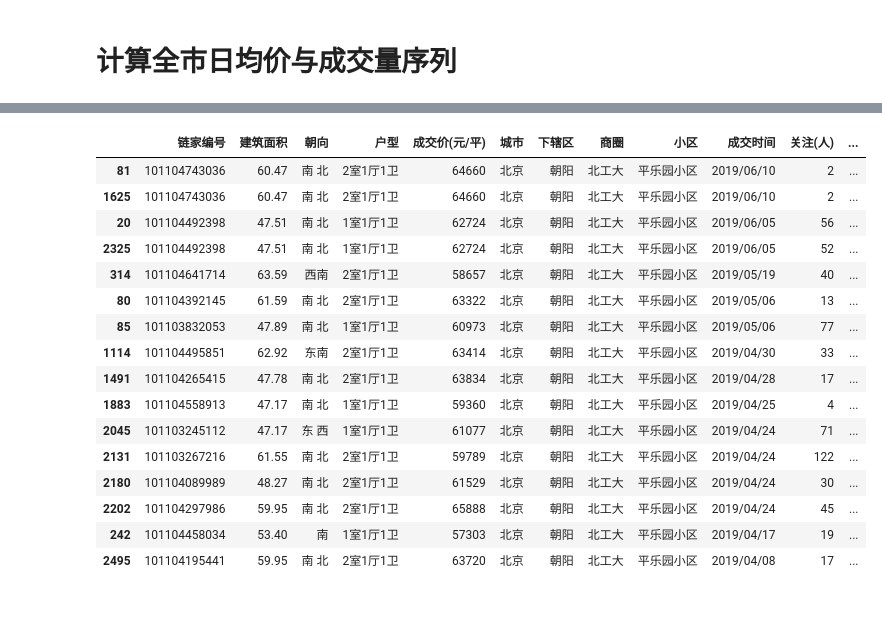
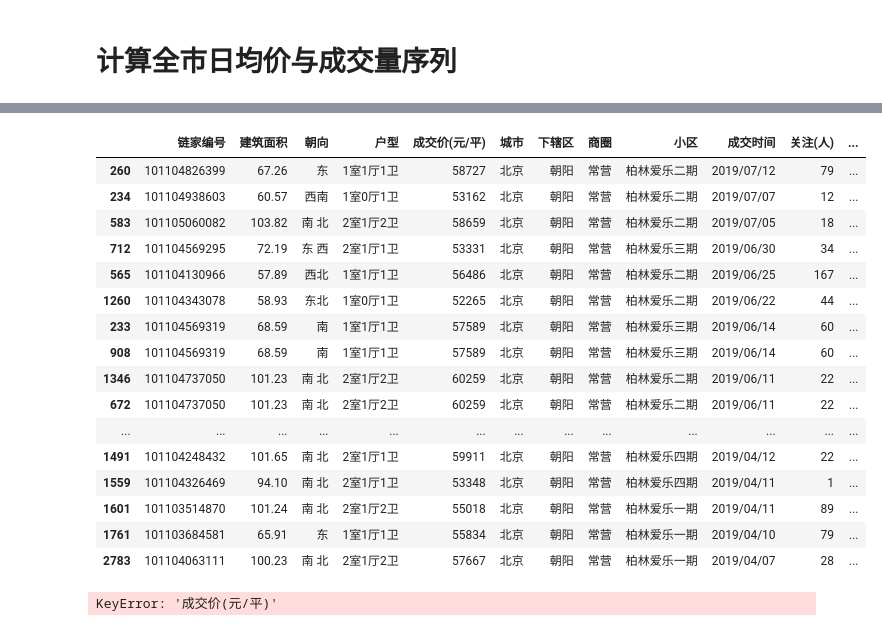
Before and after one commit to naoko821/LianjiaSpider, a Jupyter notebook: analysis.ipynb, the cells around one changed output, grey strips where cells are left out. Drawn from its saved outputs; the diff is of its cells as text; code cells hidden in the pictures.

```diff
--- a/analysis.ipynb
+++ b/analysis.ipynb
@@ -3,18 +3,20 @@
 # %%
 import pandas as pd
 import os
-cityShort = 'SH'
-city_map = {'BJ':'Bei Jing', 'SH': 'Shang Hai'}
-dir_map = {'BJ':'chengjiao', 'SH':'chengjiaoSH'}
-city = city_map[cityShort]
+city = '北京'
 
 dfs = []
-for root, dirs, files in os.walk(dir_map[cityShort]):
+for root, dirs, files in os.walk('chengjiao-%s'%city):
     #print(root, files, dirs)
     files.sort()
     for f in files:
         print(root, f)
-        dfs.append(pd.read_excel(os.path.join(root, f)))
+        if f.endswith('.xls'):
+            dfs.append(pd.read_excel(os.path.join(root, f), converters = {'成交价(元/平)':lambda x:float(x),
+                                                                          '链家编号':str}))
+        if f.endswith('.csv'):
+            dfs.append(pd.read_csv(os.path.join(root, f), converters = {'成交价(元/平)':lambda x:float(x),
+                                                                        '链家编号':str}))
 df = pd.concat(dfs)
 df = df.drop_duplicates(subset=['链家编号'])
 df = df.loc[df['成交价(元/平)']> 1000]
@@ -114,23 +126,32 @@ for district in districts:
 # %%
 pd.options.display.max_columns = None
 #df.loc[df['小区'].str.contains('团结湖南里')]
-#df.loc[df['小区'].str.contains('爱乐')].sort_values(by='成交时间', ascending=False)
-df.loc[df['小区'].str.contains('平乐园')].sort_values(by='成交时间', ascending=False)
+df.loc[df['小区'].str.contains('爱乐')].sort_values(by='成交时间', ascending=False)
+#df.loc[df['小区'].str.contains('平乐园')].sort_values(by='成交时间', ascending=False)
 # %% [output]
 |  | 链家编号 | 建筑面积 | 朝向 | 户型 | 成交价(元/平) | 城市 | 下辖区 | 商圈 | 小区 | 成交时间 | 关注(人) | ... |
-| 81 | 101104743036 | 60.47 | 南 北 | 2室1厅1卫 | 64660 | 北京 | 朝阳 | 北工大 | 平乐园小区 | 2019/06/10 | 2 | ... |
-| 1625 | 101104743036 | 60.47 | 南 北 | 2室1厅1卫 | 64660 | 北京 | 朝阳 | 北工大 | 平乐园小区 | 2019/06/10 | 2 | ... |
-| 20 | 101104492398 | 47.51 | 南 北 | 1室1厅1卫 | 62724 | 北京 | 朝阳 | 北工大 | 平乐园小区 | 2019/06/05 | 56 | ... |
-| 2325 | 101104492398 | 47.51 | 南 北 | 1室1厅1卫 | 62724 | 北京 | 朝阳 | 北工大 | 平乐园小区 | 2019/06/05 | 52 | ... |
-| 314 | 101104641714 | 63.59 | 西南 | 2室1厅1卫 | 58657 | 北京 | 朝阳 | 北工大 | 平乐园小区 | 2019/05/19 | 40 | ... |
-| 80 | 101104392145 | 61.59 | 南 北 | 2室1厅1卫 | 63322 | 北京 | 朝阳 | 北工大 | 平乐园小区 | 2019/05/06 | 13 | ... |
-| 85 | 101103832053 | 47.89 | 南 北 | 1室1厅1卫 | 60973 | 北京 | 朝阳 | 北工大 | 平乐园小区 | 2019/05/06 | 77 | ... |
-| 1114 | 101104495851 | 62.92 | 东南 | 2室1厅1卫 | 63414 | 北京 | 朝阳 | 北工大 | 平乐园小区 | 2019/04/30 | 33 | ... |
-| 1491 | 101104265415 | 47.78 | 南 北 | 2室1厅1卫 | 63834 | 北京 | 朝阳 | 北工大 | 平乐园小区 | 2019/04/28 | 17 | ... |
-| 1883 | 101104558913 | 47.17 | 南 北 | 1室1厅1卫 | 59360 | 北京 | 朝阳 | 北工大 | 平乐园小区 | 2019/04/25 | 4 | ... |
-| 2045 | 101103245112 | 47.17 | 东 西 | 1室1厅1卫 | 61077 | 北京 | 朝阳 | 北工大 | 平乐园小区 | 2019/04/24 | 71 | ... |
-| 2131 | 101103267216 | 61.55 | 南 北 | 2室1厅1卫 | 59789 | 北京 | 朝阳 | 北工大 | 平乐园小区 | 2019/04/24 | 122 | ... |
-| 2180 | 101104089989 | 48.27 | 南 北 | 2室1厅1卫 | 61529 | 北京 | 朝阳 | 北工大 | 平乐园小区 | 2019/04/24 | 30 | ... |
-| 2202 | 101104297986 | 59.95 | 南 北 | 2室1厅1卫 | 65888 | 北京 | 朝阳 | 北工大 | 平乐园小区 | 2019/04/24 | 45 | ... |
-| 242 | 101104458034 | 53.40 | 南 | 1室1厅1卫 | 57303 | 北京 | 朝阳 | 北工大 | 平乐园小区 | 2019/04/17 | 19 | ... |
-| 2495 | 101104195441 | 59.95 | 南 北 | 2室1厅1卫 | 63720 | 北京 | 朝阳 | 北工大 | 平乐园小区 | 2019/04/08 | 17 | ... |
+| 260 | 101104826399 | 67.26 | 东 | 1室1厅1卫 | 58727 | 北京 | 朝阳 | 常营 | 柏林爱乐二期 | 2019/07/12 | 79 | ... |
+| 234 | 101104938603 | 60.57 | 西南 | 1室0厅1卫 | 53162 | 北京 | 朝阳 | 常营 | 柏林爱乐二期 | 2019/07/07 | 12 | ... |
+| 583 | 101105060082 | 103.82 | 南 北 | 2室1厅2卫 | 58659 | 北京 | 朝阳 | 常营 | 柏林爱乐二期 | 2019/07/05 | 18 | ... |
+| 712 | 101104569295 | 72.19 | 东 西 | 2室1厅1卫 | 53331 | 北京 | 朝阳 | 常营 | 柏林爱乐三期 | 2019/06/30 | 34 | ... |
+| 565 | 101104130966 | 57.89 | 西北 | 1室1厅1卫 | 56486 | 北京 | 朝阳 | 常营 | 柏林爱乐二期 | 2019/06/25 | 167 | ... |
+| 1260 | 101104343078 | 58.93 | 东北 | 1室0厅1卫 | 52265 | 北京 | 朝阳 | 常营 | 柏林爱乐二期 | 2019/06/22 | 44 | ... |
+| 233 | 101104569319 | 68.59 | 南 | 1室1厅1卫 | 57589 | 北京 | 朝阳 | 常营 | 柏林爱乐三期 | 2019/06/14 | 60 | ... |
+| 908 | 101104569319 | 68.59 | 南 | 1室1厅1卫 | 57589 | 北京 | 朝阳 | 常营 | 柏林爱乐三期 | 2019/06/14 | 60 | ... |
+| 1346 | 101104737050 | 101.23 | 南 北 | 2室1厅2卫 | 60259 | 北京 | 朝阳 | 常营 | 柏林爱乐二期 | 2019/06/11 | 22 | ... |
+| 672 | 101104737050 | 101.23 | 南 北 | 2室1厅2卫 | 60259 | 北京 | 朝阳 | 常营 | 柏林爱乐二期 | 2019/06/11 | 22 | ... |
+| ... | ... | ... | ... | ... | ... | ... | ... | ... | ... | ... | ... | ... |
+| 1491 | 101104248432 | 101.65 | 南 北 | 2室1厅1卫 | 59911 | 北京 | 朝阳 | 常营 | 柏林爱乐四期 | 2019/04/12 | 22 | ... |
+| 1559 | 101104326469 | 94.10 | 南 北 | 2室1厅1卫 | 53348 | 北京 | 朝阳 | 常营 | 柏林爱乐四期 | 2019/04/11 | 1 | ... |
+| 1601 | 101103514870 | 101.24 | 南 北 | 2室1厅2卫 | 55018 | 北京 | 朝阳 | 常营 | 柏林爱乐一期 | 2019/04/11 | 89 | ... |
+| 1761 | 101103684581 | 65.91 | 东 | 1室1厅1卫 | 55834 | 北京 | 朝阳 | 常营 | 柏林爱乐一期 | 2019/04/10 | 79 | ... |
+| 2783 | 101104063111 | 100.23 | 南 北 | 2室1厅2卫 | 57667 | 北京 | 朝阳 | 常营 | 柏林爱乐一期 | 2019/04/07 | 28 | ... |
+# %%
+x=df.groupby('小区')
+x_mean  = x.mean()
+x_size = x.size()
+#x_size
+x_mean=x_mean.loc[x_size>=1]
+x_mean.sort_values(by='成交价(元/平)', ascending=False)
+# %% [output]
+KeyError: '成交价(元/平)'
```
Also changed, not shown: parts of 10 cells of this notebook, 8 other files.
